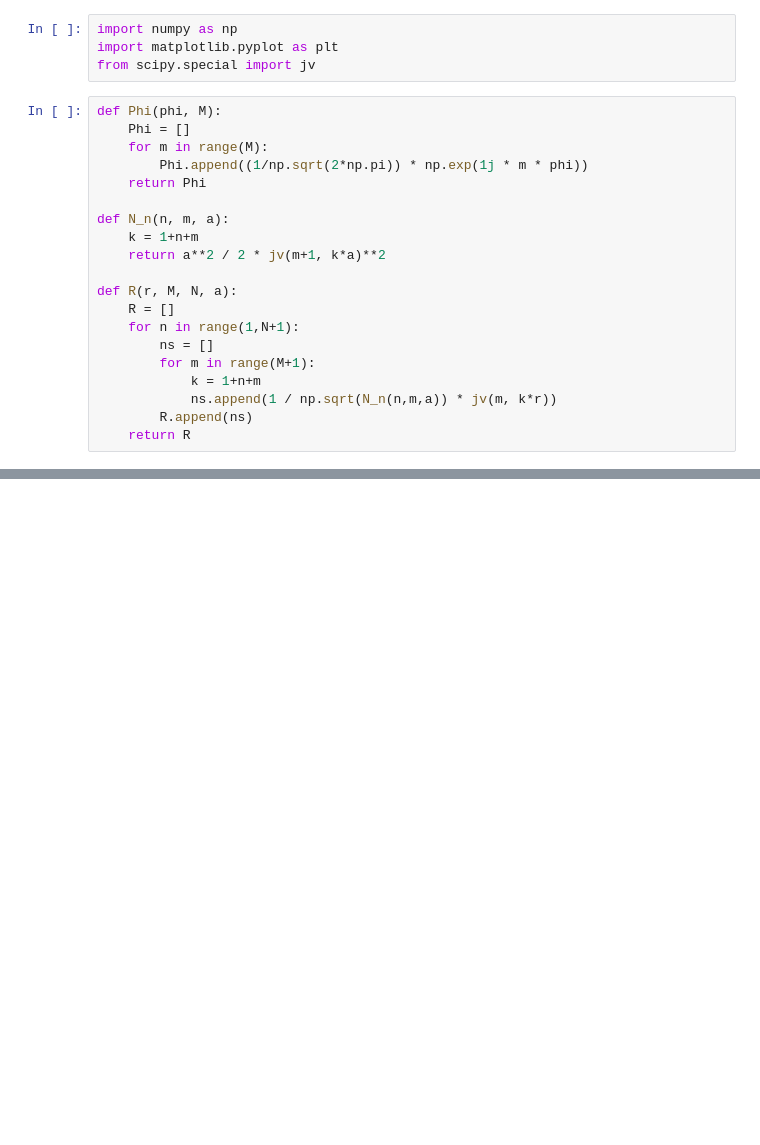
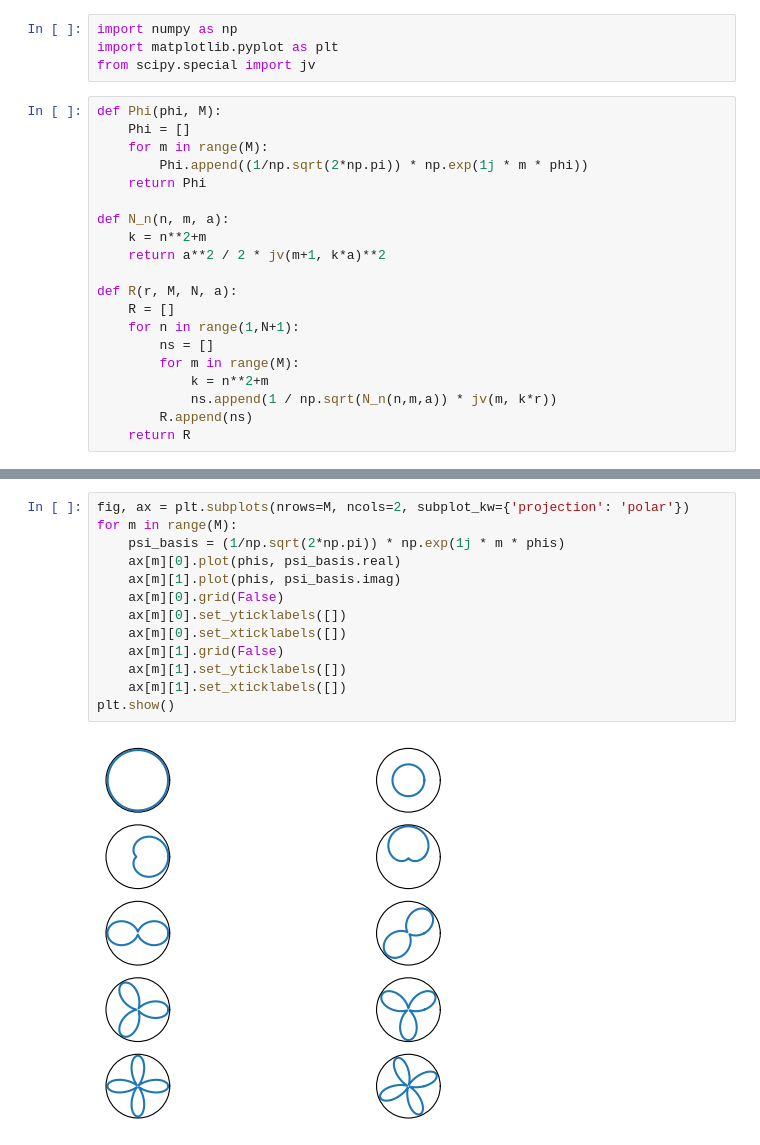
Before and after one commit to ColinKohler/fourier_value_functions, a Jupyter notebook: notebooks/PolarFourierTransform.ipynb, the cells around one changed output, grey strips where cells are left out. Drawn from its saved outputs; the diff is of its cells as text; blank space fills up the shorter version.

```diff
--- a/notebooks/PolarFourierTransform.ipynb
+++ b/notebooks/PolarFourierTransform.ipynb
@@ -10,15 +10,15 @@ def Phi(phi, M):
     return Phi
 
 def N_n(n, m, a):
-    k = 1+n+m
+    k = n**2+m
     return a**2 / 2 * jv(m+1, k*a)**2
 
 def R(r, M, N, a):
     R = []
     for n in range(1,N+1):
         ns = []
-        for m in range(M+1):
-            k = 1+n+m
+        for m in range(M):
+            k = n**2+m
             ns.append(1 / np.sqrt(N_n(n,m,a)) * jv(m, k*r))
         R.append(ns)
     return R
@@ -67,0 +152,15 @@ plt.show()
+# %%
+fig, ax = plt.subplots(nrows=M, ncols=2, subplot_kw={'projection': 'polar'})
+for m in range(M):
+    psi_basis = (1/np.sqrt(2*np.pi)) * np.exp(1j * m * phis)
+    ax[m][0].plot(phis, psi_basis.real)
+    ax[m][1].plot(phis, psi_basis.imag)
+    ax[m][0].grid(False)
+    ax[m][0].set_yticklabels([])
+    ax[m][0].set_xticklabels([])
+    ax[m][1].grid(False)
+    ax[m][1].set_yticklabels([])
+    ax[m][1].set_xticklabels([])
+plt.show()
+# %% [output]
+[figure, added]
```
Also changed, not shown: parts of 8 cells of this notebook, 4 other files.
